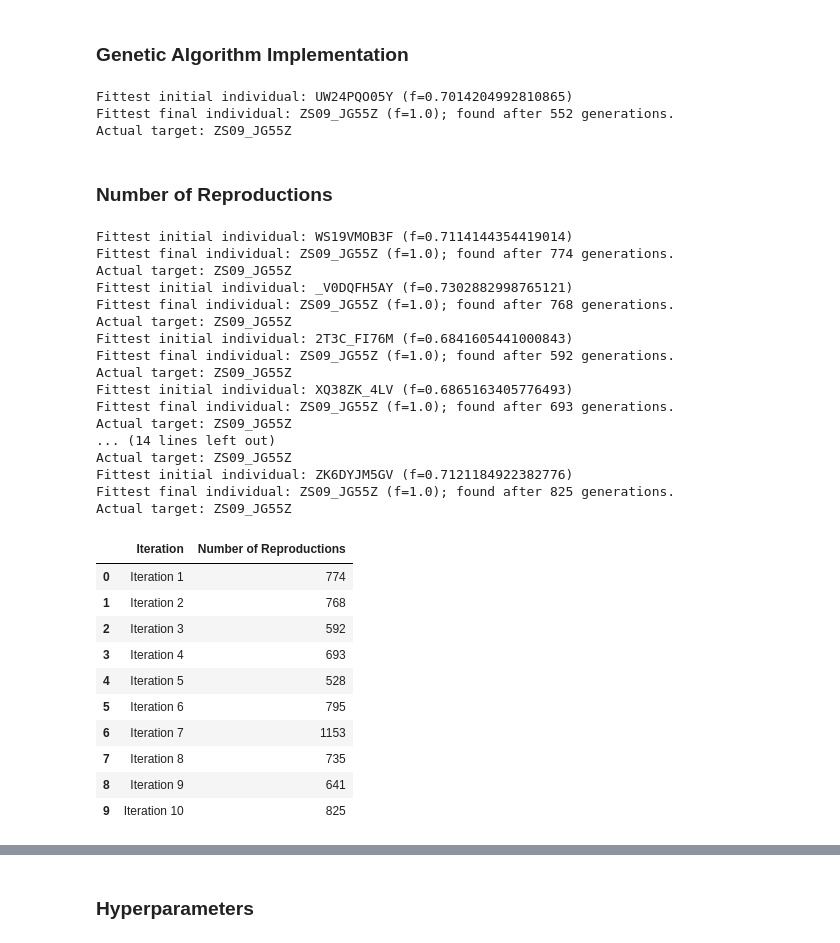
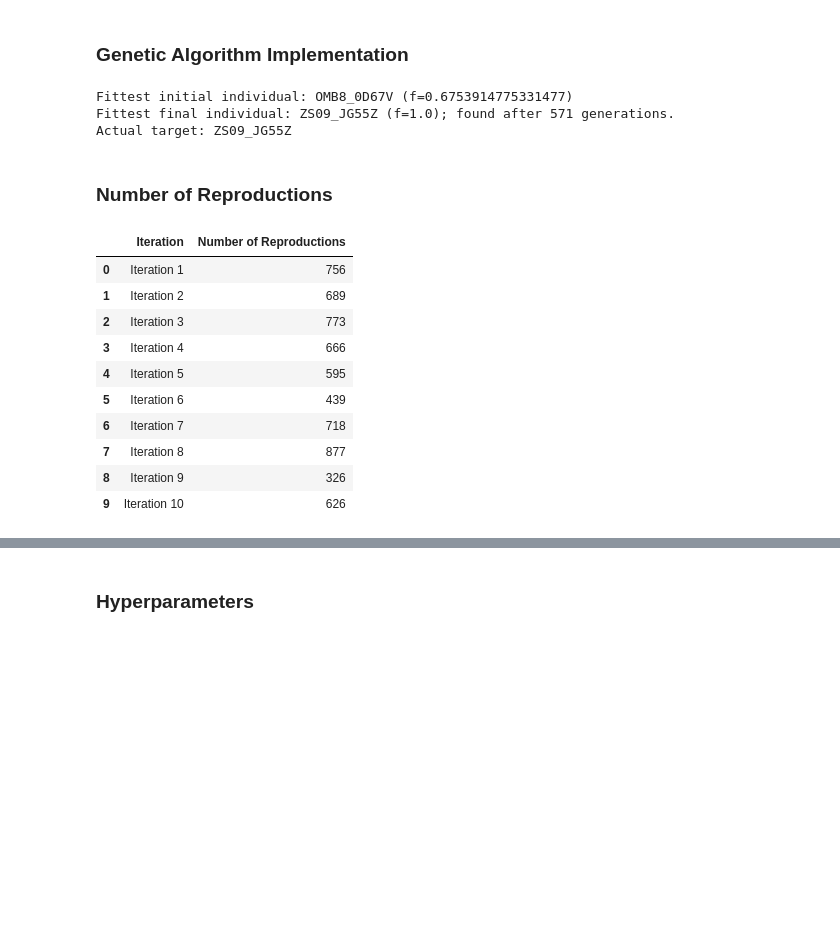
Before and after one commit to mhjp13/small-projects-ai, a Jupyter notebook: qmul/csp759/CW1/230382466-Bheki_Maenetja-CW1.ipynb, the cells around one changed output, grey strips where cells are left out. Cells and saved outputs as stored; diff of their text form; code cells hidden in the pictures; blank space fills up the shorter version.

```diff
--- a/qmul/csp759/CW1/230382466-Bheki_Maenetja-CW1.ipynb
+++ b/qmul/csp759/CW1/230382466-Bheki_Maenetja-CW1.ipynb
@@ -89,6 +90,10 @@ class Node:
 ### Building Optimal Path to Goal Node
 # %%
 def build_path(node, print_results=True):
+    """
+    Builds path found by given search function
+    using goal node.
+    """
     if node is None:
         print("NO PATH FOUND")
         return [], 0
@@ -503,6 +522,10 @@ Path cost (avg. travel time): 9 minutes
 #### Heuristic Function
 # %%
 def get_lines(station):
+    """
+    Returns the set of all lines running
+    through the given station.
+    """
     return {s[1] for s in stations[station]}
 
 def heuristic(current, goal):
@@ -744,6 +771,10 @@ def assign_fitness(population, target):
     return get_normalised_fitness(population, target)
 
 def cross_over(cross_pool, cross_prob=0.5):
+    """
+    Performs 1-point crossover of indivduals.
+    """
+
     offspring = []
     other_parents = cross_pool.copy()
 
@@ -780,7 +811,7 @@ def mutation(mut_pool, mut_prob=0.5):
 
     return mut_children
 
-def genetic_algorithm(target, n_gen=10000, pop_size=1000, cross_prob=0.5, mut_prob=0.5):
+def genetic_algorithm(target, n_gen=10000, pop_size=1000, cross_prob=0.5, mut_prob=0.5, print_results=True):
     half = pop_size // 2
     generations = n_gen
 
@@ -796,9 +827,11 @@ def genetic_algorithm(target, n_gen=10000, pop_size=1000, cross_prob=0.5, mut_pr
 
     # Mating Selection
     new_pop.sort(key=lambda x: fitness[x], reverse=True)
-    print(f"Fittest initial individual: {new_pop[0]} (f={fitness[new_pop[0]]})")
 
-    for i in range(n_gen):
+    if print_results:
+        print(f"Fittest initial individual: {new_pop[0]} (f={fitness[new_pop[0]]})")
+
+    for i in range(n_gen): # n_gen is the ceiling for the number of reproductions.
         mating_pool = new_pop.copy()[:half]
 
         # Crossover
@@ -816,63 +849,47 @@ def genetic_algorithm(target, n_gen=10000, pop_size=1000, cross_prob=0.5, mut_pr
             generations = i + 1
             break
 
-    print(f"Fittest final individual: {new_pop[0]} (f={fitness[new_pop[0]]}); found after {generations} generations.")
-    print(f"Actual target: {target}")
+    if print_results:
+        print(f"Fittest final individual: {new_pop[0]} (f={fitness[new_pop[0]]}); found after {generations} generations.")
+        print(f"Actual target: {target}")
 
     return target, generations
 # %%
 _, _, = genetic_algorithm(student_password)
 # %% [output]
-Fittest initial individual: UW24PQO05Y (f=0.7014204992810865)
-Fittest final individual: ZS09_JG55Z (f=1.0); found after 552 generations.
+Fittest initial individual: OMB8_0D67V (f=0.6753914775331477)
+Fittest final individual: ZS09_JG55Z (f=1.0); found after 571 generations.
 Actual target: ZS09_JG55Z
 # %% [markdown]
 ### Number of Reproductions
 # %%
 # Find the average number of reproductions needed to converge on solution with default hyperparameters.
 N = 10
 repros = []
 
 for i in range(N):
-    _, num_gen = genetic_algorithm(student_password)
+    _, num_gen = genetic_algorithm(student_password, print_results=False)
     repros.append(num_gen)
 
 data = {
     "Iteration": [f"Iteration {i+1}" for i in range(N)],
     "Number of Reproductions": repros
 }
 
 table = pd.DataFrame(data=data)
 table
 # %% [output]
-Fittest initial individual: WS19VMOB3F (f=0.7114144354419014)
-Fittest final individual: ZS09_JG55Z (f=1.0); found after 774 generations.
-Actual target: ZS09_JG55Z
-Fittest initial individual: _V0DQFH5AY (f=0.7302882998765121)
-Fittest final individual: ZS09_JG55Z (f=1.0); found after 768 generations.
-Actual target: ZS09_JG55Z
-Fittest initial individual: 2T3C_FI76M (f=0.6841605441000843)
-Fittest final individual: ZS09_JG55Z (f=1.0); found after 592 generations.
-Actual target: ZS09_JG55Z
-Fittest initial individual: XQ38ZK_4LV (f=0.6865163405776493)
-Fittest final individual: ZS09_JG55Z (f=1.0); found after 693 generations.
-Actual target: ZS09_JG55Z
-... (14 lines left out)
-Actual target: ZS09_JG55Z
-Fittest initial individual: ZK6DYJM5GV (f=0.7121184922382776)
-Fittest final individual: ZS09_JG55Z (f=1.0); found after 825 generations.
-Actual target: ZS09_JG55Z
 |  | Iteration | Number of Reproductions |
-| 0 | Iteration 1 | 774 |
-| 1 | Iteration 2 | 768 |
-| 2 | Iteration 3 | 592 |
-| 3 | Iteration 4 | 693 |
-| 4 | Iteration 5 | 528 |
-| 5 | Iteration 6 | 795 |
-| 6 | Iteration 7 | 1153 |
-| 7 | Iteration 8 | 735 |
-| 8 | Iteration 9 | 641 |
-| 9 | Iteration 10 | 825 |
+| 0 | Iteration 1 | 756 |
+| 1 | Iteration 2 | 689 |
+| 2 | Iteration 3 | 773 |
+| 3 | Iteration 4 | 666 |
+| 4 | Iteration 5 | 595 |
+| 5 | Iteration 6 | 439 |
+| 6 | Iteration 7 | 718 |
+| 7 | Iteration 8 | 877 |
+| 8 | Iteration 9 | 326 |
+| 9 | Iteration 10 | 626 |
 # %%
 table.describe()
 # %% [output]
```
Also changed, not shown: parts of 19 cells of this notebook.
